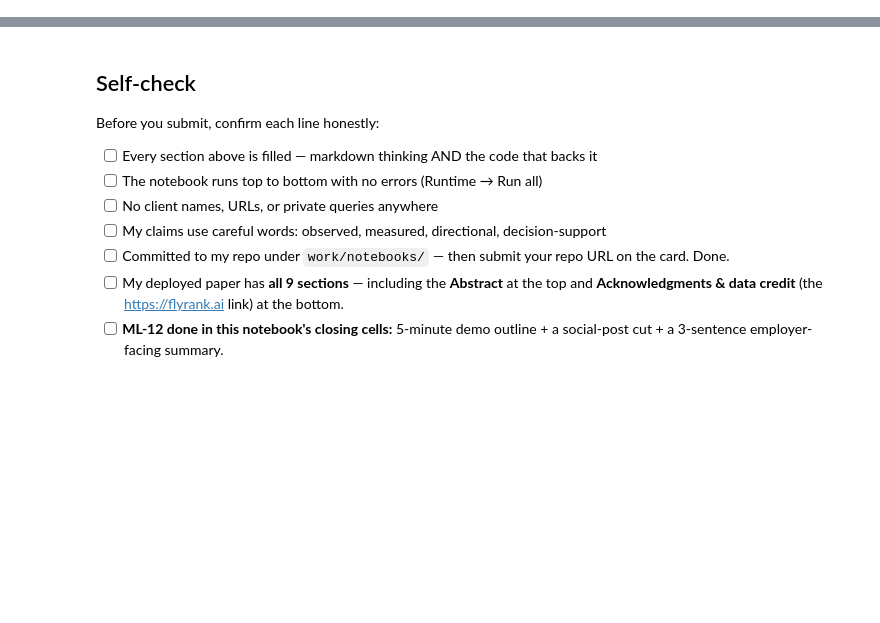
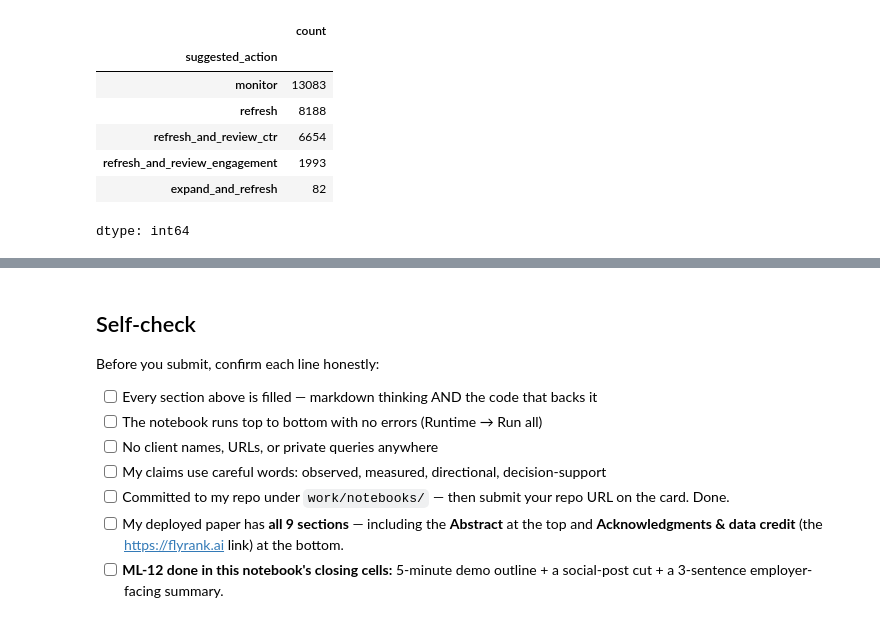
Before and after one commit to k9Sx3CC/01_first_look_and_discovery.ipynb, a Jupyter notebook: work/notebooks/capstone.ipynb, the cells around one changed output, grey strips where cells are left out. Saved outputs shown, nothing was run; the diff lists cells and outputs as text; code cells hidden in the pictures; blank space fills up the shorter version.

```diff
--- a/work/notebooks/capstone.ipynb
+++ b/work/notebooks/capstone.ipynb
@@ -36,0 +256,24 @@ This skeleton is yours to fill. Work the sections **in order** — each one has
+# %%
+import pandas as pd
+
+queue = pd.read_csv("outputs/refresh_queue.csv")
+
+cols = [
+    "final_rank",
+    "final_refresh_score",
+    "confidence",
+    "suggested_action",
+    "final_reason_codes"
+]
+
+queue[cols].head(10)
+queue["suggested_action"].value_counts()
+# %% [output]
+|  | count |
+| suggested_action |  |
+| monitor | 13083 |
+| refresh | 8188 |
+| refresh_and_review_ctr | 6654 |
+| refresh_and_review_engagement | 1993 |
+| expand_and_refresh | 82 |
+dtype: int64
```
Also changed, not shown: parts of 21 cells of this notebook.
